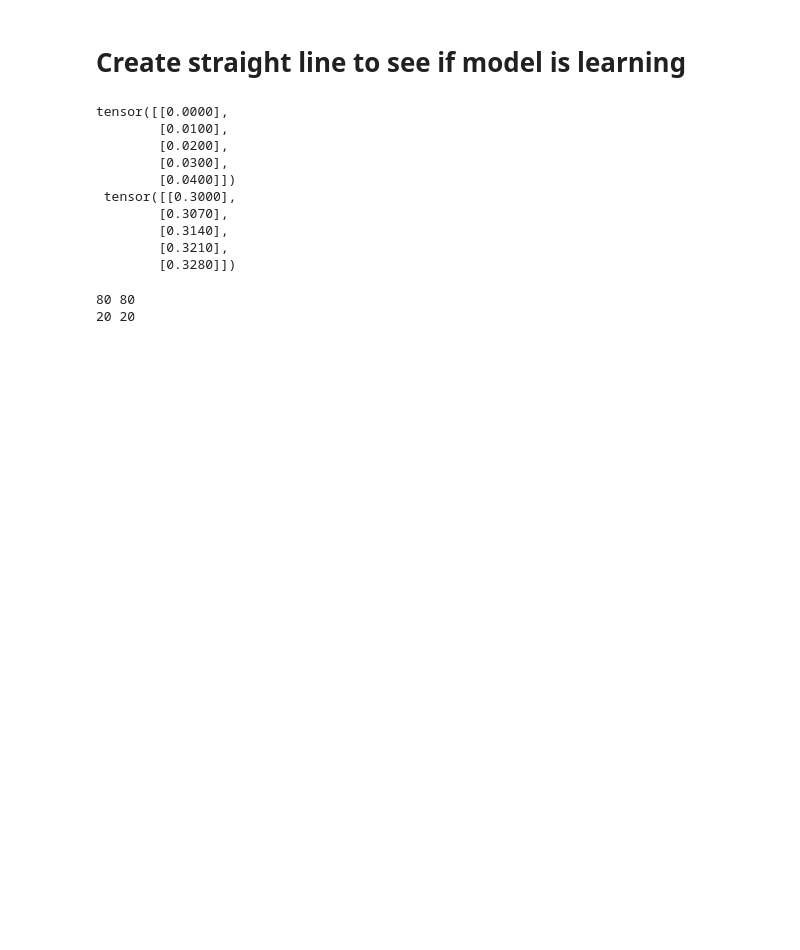
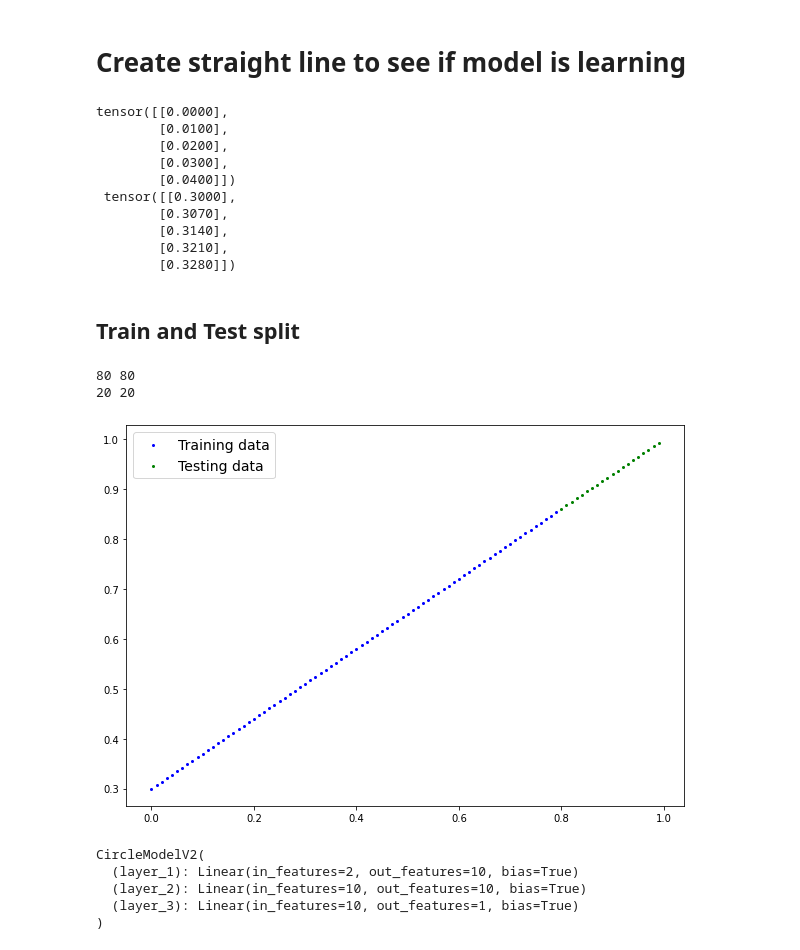
Before and after one commit to ideaguy3d/data-engineering-practice, a Jupyter notebook: ztm_pytorch_practice/s4_pytorch_nn_classification.ipynb, the cells around one changed output. Cells and saved outputs as stored; diff of their text form; code cells hidden in the pictures; blank space fills up the shorter version.

Commit message:
more accurate predictions on linear regression

```diff
--- a/ztm_pytorch_practice/s4_pytorch_nn_classification.ipynb
+++ b/ztm_pytorch_practice/s4_pytorch_nn_classification.ipynb
@@ -411,6 +411,8 @@ tensor([[0.0000],
         [0.3140],
         [0.3210],
         [0.3280]])
+# %% [markdown]
+## Train and Test split
 # %%
 train_split = int(.8 * len(X_regression))
 
@@ -427,3 +429,18 @@ print(len(X_test_r), len(y_test_r))
 # %% [output]
 80 80
 20 20
+# %%
+plot_predictions(train_data=X_train_r,
+                 train_labels=y_train_r,
+                 test_data=X_test_r,
+                 test_labels=y_test_r)
+# %% [output]
+[figure, added]
+# %%
+model_1
+# %% [output]
+CircleModelV2(
+  (layer_1): Linear(in_features=2, out_features=10, bias=True)
+  (layer_2): Linear(in_features=10, out_features=10, bias=True)
+  (layer_3): Linear(in_features=10, out_features=1, bias=True)
+)
```
Also changed, not shown: parts of 10 cells of this notebook.
